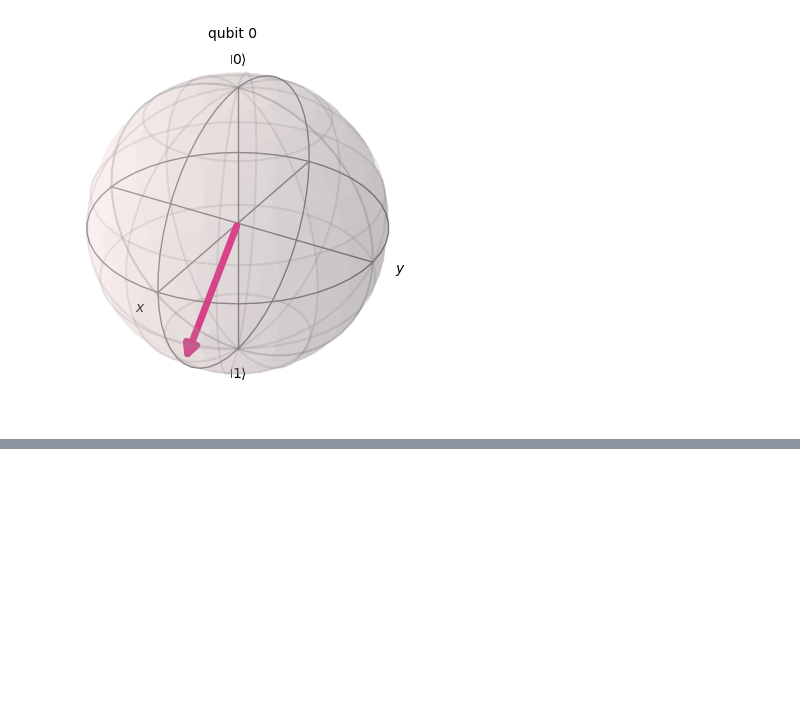
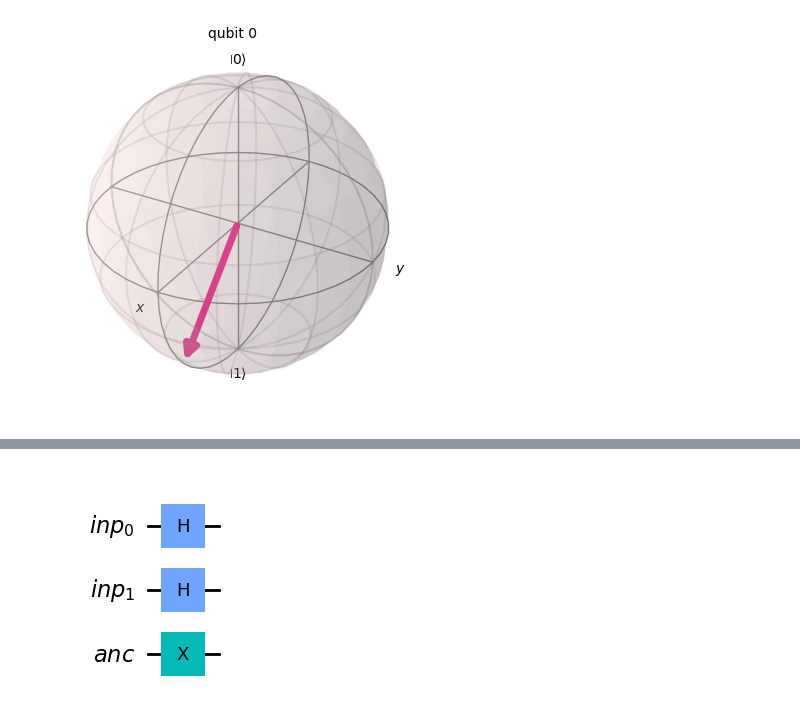
Before and after one commit to VRGQuantumTech/learning_qiskit, a Jupyter notebook: exam_exercices.ipynb, the cells around one changed output, grey strips where cells are left out. Saved outputs shown, nothing was run; the diff lists cells and outputs as text; code cells hidden in the pictures; blank space fills up the shorter version.

```diff
--- a/exam_exercices.ipynb
+++ b/exam_exercices.ipynb
@@ -145,0 +143,13 @@ qc = QuantumCircuit(inp_reg, ancilla)
+# %%
+# This code has been done before reading the possible answers:
+
+inp_reg = QuantumRegister(2, name='inp')
+ancilla = QuantumRegister(1, name='anc')
+qc = QuantumCircuit(inp_reg, ancilla)
+
+qc.h(inp_reg)
+qc.x(ancilla)
+
+qc.draw('mpl')
+# %% [output]
+[figure, added]
```
Also changed, not shown: parts of 11 cells of this notebook.
